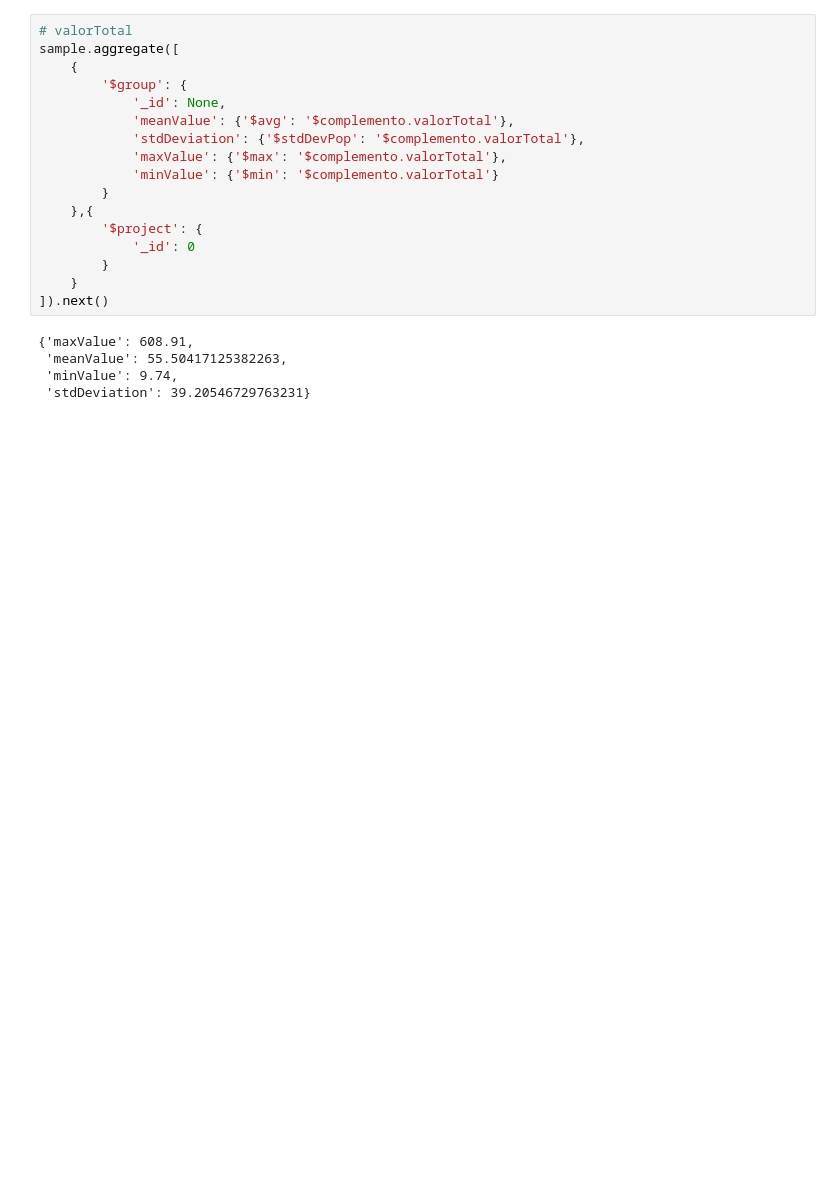
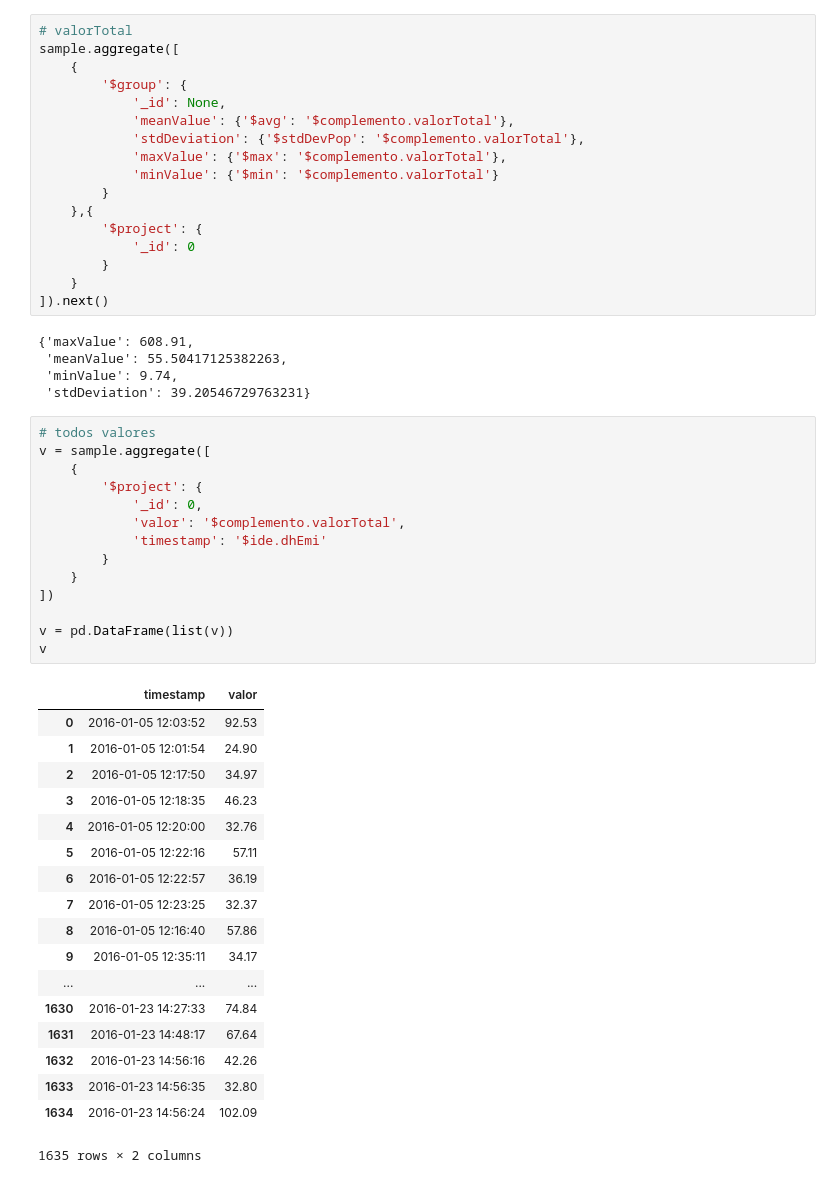
Before and after one commit to pfcor/totvs_datachallenge, a Jupyter notebook: 01_exploratory.ipynb, the cells around one changed output. Cells and saved outputs as stored; diff of their text form; blank space fills up the shorter version.

```diff
--- a/01_exploratory.ipynb
+++ b/01_exploratory.ipynb
@@ -67,3 +324,36 @@ sample.aggregate([
  'meanValue': 55.50417125382263,
  'minValue': 9.74,
  'stdDeviation': 39.20546729763231}
+# %%
+# todos valores
+v = sample.aggregate([
+    {
+        '$project': {
+            '_id': 0,
+            'valor': '$complemento.valorTotal',
+            'timestamp': '$ide.dhEmi'
+        }
+    }
+])
+
+v = pd.DataFrame(list(v))
+v
+# %% [output]
+|  | timestamp | valor |
+| 0 | 2016-01-05 12:03:52 | 92.53 |
+| 1 | 2016-01-05 12:01:54 | 24.90 |
+| 2 | 2016-01-05 12:17:50 | 34.97 |
+| 3 | 2016-01-05 12:18:35 | 46.23 |
+| 4 | 2016-01-05 12:20:00 | 32.76 |
+| 5 | 2016-01-05 12:22:16 | 57.11 |
+| 6 | 2016-01-05 12:22:57 | 36.19 |
+| 7 | 2016-01-05 12:23:25 | 32.37 |
+| 8 | 2016-01-05 12:16:40 | 57.86 |
+| 9 | 2016-01-05 12:35:11 | 34.17 |
+| ... | ... | ... |
+| 1630 | 2016-01-23 14:27:33 | 74.84 |
+| 1631 | 2016-01-23 14:48:17 | 67.64 |
+| 1632 | 2016-01-23 14:56:16 | 42.26 |
+| 1633 | 2016-01-23 14:56:35 | 32.80 |
+| 1634 | 2016-01-23 14:56:24 | 102.09 |
+1635 rows × 2 columns
```
Also changed, not shown: parts of 18 cells of this notebook, 1 other file.
